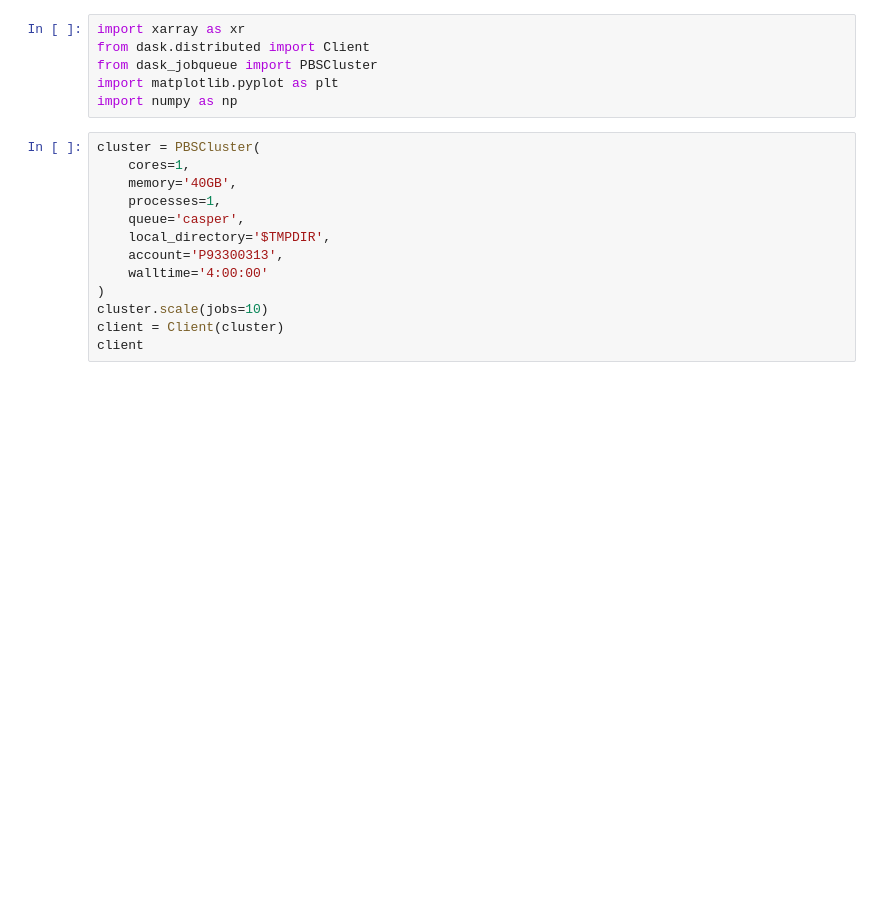
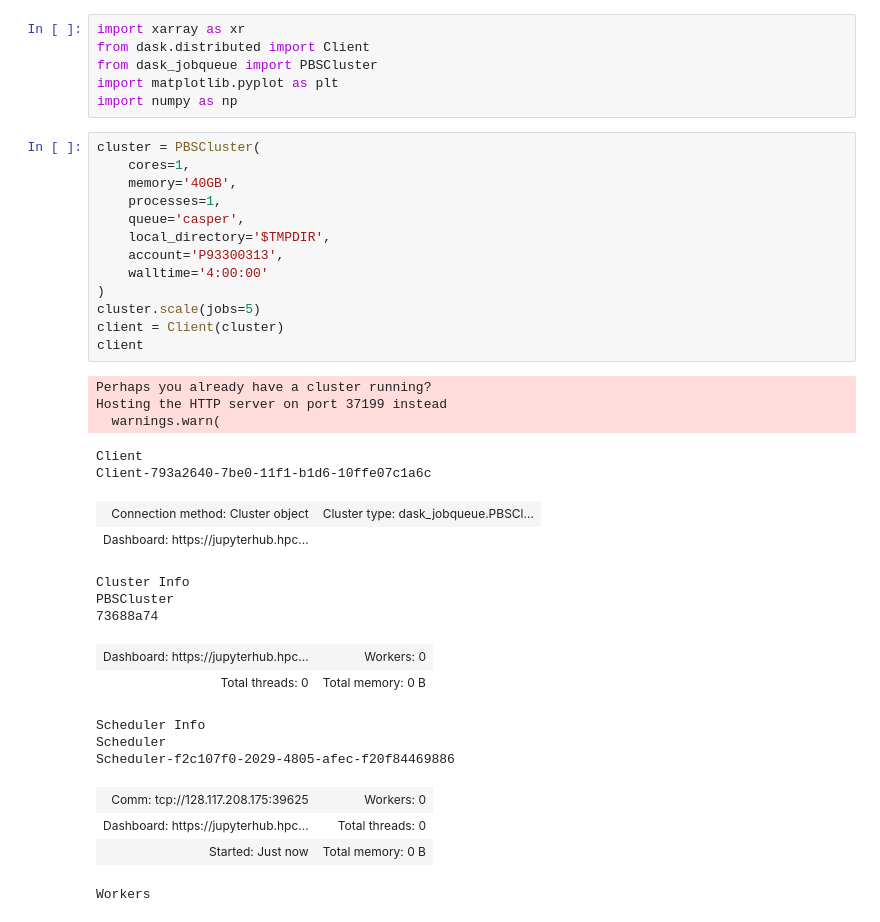
Before and after one commit to allan3prez/Caribe_Heat_AN, a Jupyter notebook: 3-1select_HIdmax/qfluxdiv_hidmax.ipynb, the cells around one changed output. Drawn from its saved outputs; the diff is of its cells as text; blank space fills up the shorter version.

```diff
--- a/3-1select_HIdmax/qfluxdiv_hidmax.ipynb
+++ b/3-1select_HIdmax/qfluxdiv_hidmax.ipynb
@@ -7,15 +7,35 @@ import numpy as np
 # %%
 cluster = PBSCluster(
     cores=1,
     memory='40GB',
     processes=1,
     queue='casper',
     local_directory='$TMPDIR',
     account='P93300313',
     walltime='4:00:00'
 )
-cluster.scale(jobs=10)
+cluster.scale(jobs=5)
 client = Client(cluster)
 client
+# %% [output]
+Perhaps you already have a cluster running?
+Hosting the HTTP server on port 37199 instead
+  warnings.warn(
+Client
+Client-793a2640-7be0-11f1-b1d6-10ffe07c1a6c
+| Connection method: Cluster object | Cluster type: dask_jobqueue.PBSCl... |
+| Dashboard: https://jupyterhub.hpc... |  |
+Cluster Info
+PBSCluster
+73688a74
+| Dashboard: https://jupyterhub.hpc... | Workers: 0 |
+| Total threads: 0 | Total memory: 0 B |
+Scheduler Info
+Scheduler
+Scheduler-f2c107f0-2029-4805-afec-f20f84469886
+| Comm: tcp://128.117.208.175:39625 | Workers: 0 |
+| Dashboard: https://jupyterhub.hpc... | Total threads: 0 |
+| Started: Just now | Total memory: 0 B |
+Workers
 # %%
 path = '/glade/work/acruz/Caribbean_Heat_data/ERA5/'
```
Also changed, not shown: parts of 9 cells of this notebook, 1 other file.
